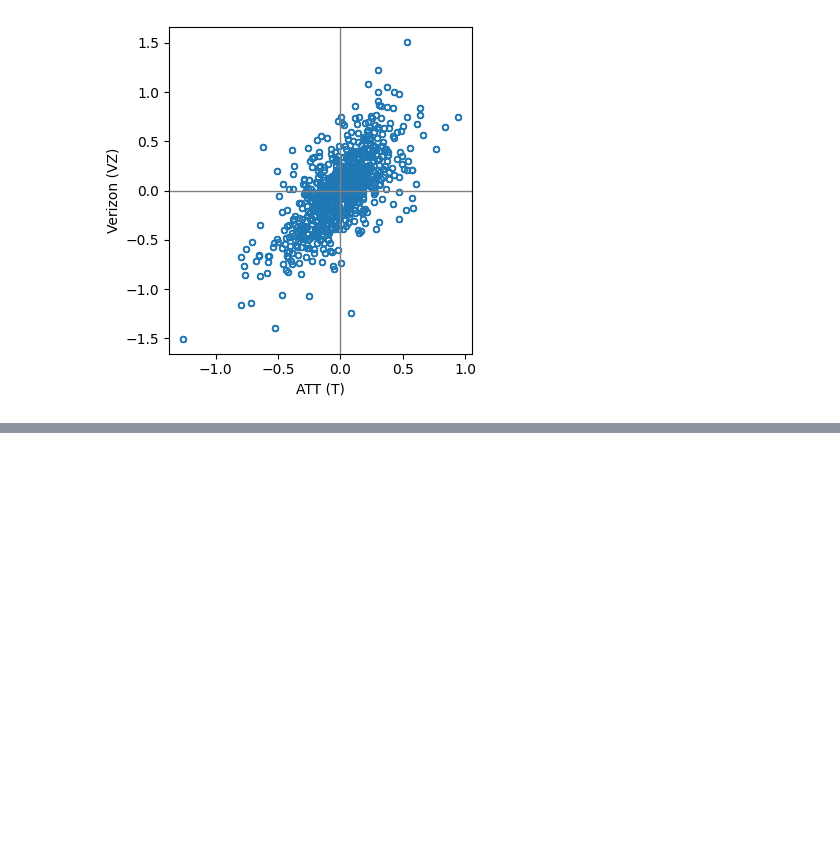
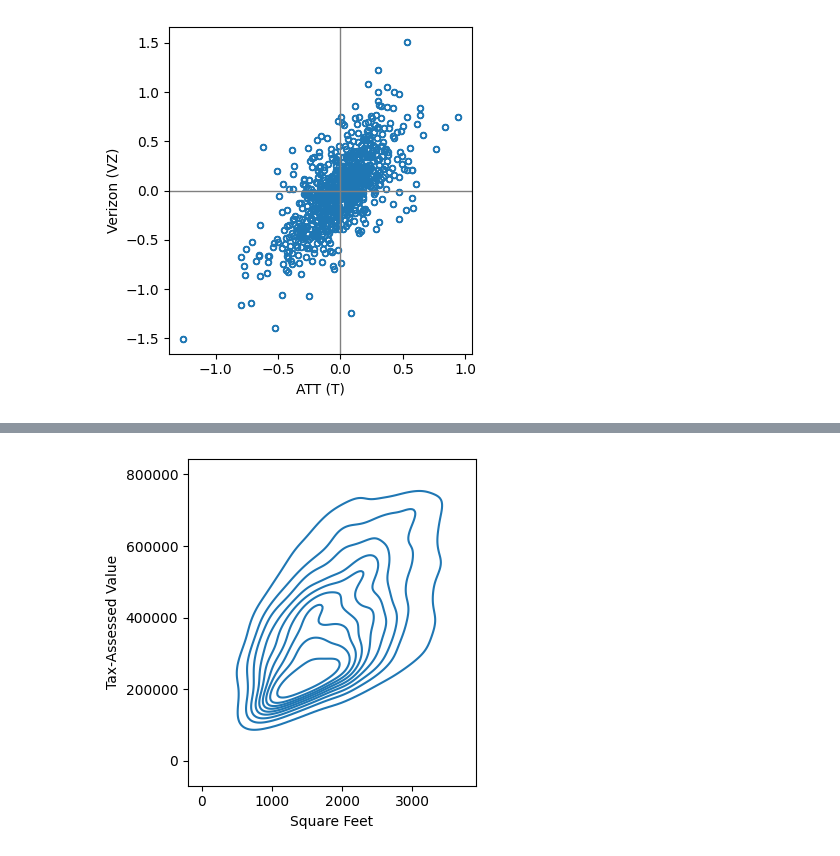
Before and after one commit to wdorsey/wdorsey-ai-engineering, a Jupyter notebook: Practical Statistics for Data Scientists/Practical Statistics for Data Scientists.ipynb, the cells around one changed output, grey strips where cells are left out. Drawn from its saved outputs; the diff is of its cells as text; code cells hidden in the pictures; blank space fills up the shorter version.

```diff
--- a/Practical Statistics for Data Scientists/Practical Statistics for Data Scientists.ipynb
+++ b/Practical Statistics for Data Scientists/Practical Statistics for Data Scientists.ipynb
@@ -342,0 +367,10 @@ plt.show()
+# %%
+# contour
+fig, ax = plt.subplots(figsize=(4, 4))
+ax = sns.kdeplot(data=kc_tax_filtered.sample(10000), x="SqFtTotLiving", y="TaxAssessedValue", ax=ax)
+ax.set_xlabel("Square Feet")
+ax.set_ylabel("Tax-Assessed Value")
+plt.tight_layout()
+plt.show()
+# %% [output]
+[figure, added]
```
Also changed, not shown: parts of 6 cells of this notebook.
